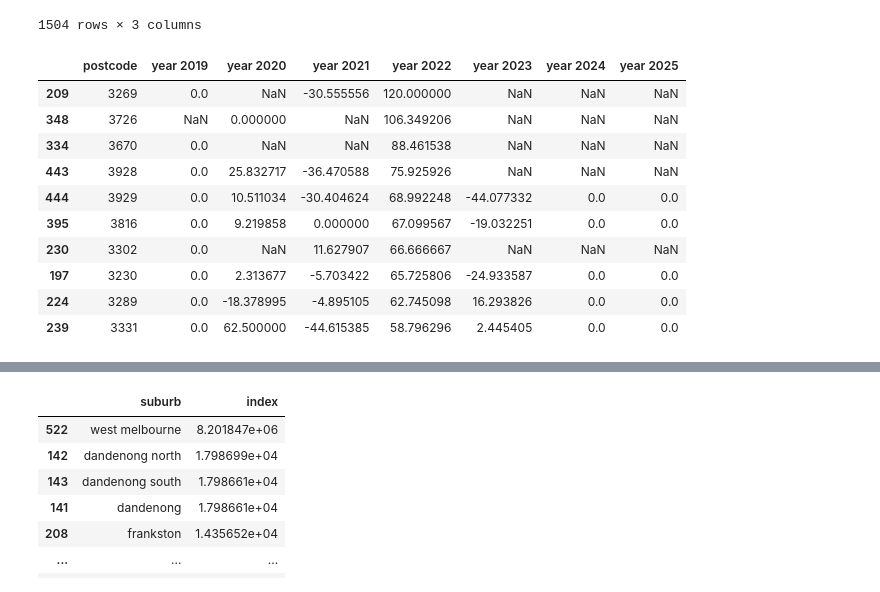
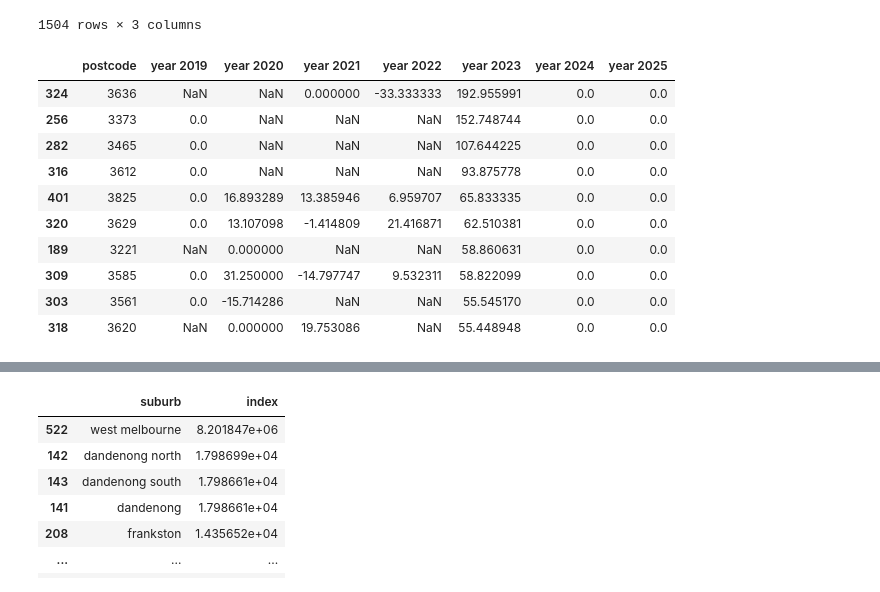
Before and after one commit to MAST30034-Applied-Data-Science/generic-real-estate-consulting-project-group-12, a Jupyter notebook: notebooks/prediction_shirley.ipynb, the cells around one changed output, grey strips where cells are left out. Cells and saved outputs as stored; diff of their text form; code cells hidden in the pictures.

```diff
--- a/notebooks/prediction_shirley.ipynb
+++ b/notebooks/prediction_shirley.ipynb
@@ -130,5 +161,5 @@ Filter out houses with abnormal rent ()
 # %%
-median_price = house_file.groupby(['bathrooms', 'bedrooms', 'carspaces','year','postcode'],as_index = False)['rent'].median('rent')
+median_price = new_data.groupby(['bathrooms', 'bedrooms', 'carspaces','year','postcode'],as_index = False)['rent'].median('rent')
 median_rent = dict()
 for index, values in median_price.iterrows():
     year = values['year']
@@ -139,7 +170,7 @@ for index, values in median_price.iterrows():
     key = postcode+year+bathrooms+bedrooms+carspaces
     median_rent[key] = values['rent']
 values_list = []
-for item,values in house_file.iterrows():
+for item,values in new_data.iterrows():
     year = values['year']
     bathrooms = values['bathrooms']
     bedrooms = values['bedrooms']
@@ -148,6 +179,6 @@ for item,values in house_file.iterrows():
     key = postcode+year+bathrooms+bedrooms+carspaces
     hit = median_rent[key]
     values_list.append(hit)
-house_file['median_rent'] = values_list
+new_data['median_rent'] = values_list
 # house_file = house_file[house_file['rent'] <= 1.5 * house_file['median_rent']]
-house_file = house_file[house_file['rent'] > 0.1 * house_file['median_rent']]
+new_data = new_data[new_data['rent'] > 0.1 * new_data['median_rent']]
@@ -190,5 +236,5 @@ df["postcode"] = df["postcode"].apply(lambda x: int(x))
 # %%
-df2 = house_file.groupby(['bathrooms','bedrooms','carspaces','postcode'],as_index= False).mean(['rent','distance of the closest bus stop','distance of the closest train stop','distance of the closest tram stop','distance of the closest vline stop','distance of the closest school','distance to the closest shopping mall']).drop(['landAreaSqm','longitude', 'latitude','year','month','Population ','Postcode','median_rent'],axis = 1)
+df2 = new_data.groupby(['bathrooms','bedrooms','carspaces','postcode'],as_index= False).mean(['rent','distance of the closest bus stop','distance of the closest train stop','distance of the closest tram stop','distance of the closest vline stop','distance of the closest school','distance to the closest shopping mall']).drop(['landAreaSqm','longitude', 'latitude','year','month','Population ','Postcode','median_rent'],axis = 1)
 df2 = df2.rename({'surburb':'suburb'}, axis = 1)
 df2
 # %% [output]
@@ -327,7 +373,7 @@ for year in range(2023,2026):
         tmp_df['year'] = year_list
         tmp_df['month'] = month_list
         df3= pd.concat([df3,tmp_df])
-df3 = df3.reset_index().drop(['Unnamed: 0','index','rent'],axis = 1)
+df3 = df3.reset_index().drop(['index','rent'],axis = 1)
 df3
 # %% [output]
 |  | bathrooms | bedrooms | carspaces | postcode | bond | distance of the closest bus stop | count of bus stop | ... |
@@ -521,7 +525,7 @@ df3
 # %%
 df3.to_csv('../data/curated/predicted_df_combined.csv')
 # %%
-df3_combinded = pd.read_csv('../data/curated/predicted_df_combined.csv').drop(['Unnamed: 0','Unnamed: 0.1'], axis = 1)
+df3_combinded = pd.read_csv('../data/curated/predicted_df_combined.csv').drop(['Unnamed: 0'], axis = 1)
 # %%
 suburb_mean_rent = pd.DataFrame(df3_combinded.groupby(['year','postcode']).mean('predicted_rent')['predicted_rent']).reset_index().rename({'predicted_rent':'rent'}, axis = 1)
 suburb_mean_rent
@@ -577,20 +569,20 @@ for name, group in combined_rent.groupby('postcode'):
     yearly_growth_list.append(growth_dict)
 # %%
 rate_df = pd.DataFrame(yearly_growth_list)
-top_10 = rate_df.sort_values(by = ['year 2022','year 2023','year 2024', 'year 2025'],ascending=False)[:10]
+top_10 = rate_df.sort_values(by = ['year 2023','year 2024', 'year 2025'],ascending=False)[:10]
 top_10
 # %% [output]
 |  | postcode | year 2019 | year 2020 | year 2021 | year 2022 | year 2023 | year 2024 | year 2025 |
-| 209 | 3269 | 0.0 | NaN | -30.555556 | 120.000000 | NaN | NaN | NaN |
-| 348 | 3726 | NaN | 0.000000 | NaN | 106.349206 | NaN | NaN | NaN |
-| 334 | 3670 | 0.0 | NaN | NaN | 88.461538 | NaN | NaN | NaN |
-| 443 | 3928 | 0.0 | 25.832717 | -36.470588 | 75.925926 | NaN | NaN | NaN |
-| 444 | 3929 | 0.0 | 10.511034 | -30.404624 | 68.992248 | -44.077332 | 0.0 | 0.0 |
-| 395 | 3816 | 0.0 | 9.219858 | 0.000000 | 67.099567 | -19.032251 | 0.0 | 0.0 |
-| 230 | 3302 | 0.0 | NaN | 11.627907 | 66.666667 | NaN | NaN | NaN |
-| 197 | 3230 | 0.0 | 2.313677 | -5.703422 | 65.725806 | -24.933587 | 0.0 | 0.0 |
-| 224 | 3289 | 0.0 | -18.378995 | -4.895105 | 62.745098 | 16.293826 | 0.0 | 0.0 |
-| 239 | 3331 | 0.0 | 62.500000 | -44.615385 | 58.796296 | 2.445405 | 0.0 | 0.0 |
+| 324 | 3636 | NaN | NaN | 0.000000 | -33.333333 | 192.955991 | 0.0 | 0.0 |
+| 256 | 3373 | 0.0 | NaN | NaN | NaN | 152.748744 | 0.0 | 0.0 |
+| 282 | 3465 | 0.0 | NaN | NaN | NaN | 107.644225 | 0.0 | 0.0 |
+| 316 | 3612 | 0.0 | NaN | NaN | NaN | 93.875778 | 0.0 | 0.0 |
+| 401 | 3825 | 0.0 | 16.893289 | 13.385946 | 6.959707 | 65.833335 | 0.0 | 0.0 |
+| 320 | 3629 | 0.0 | 13.107098 | -1.414809 | 21.416871 | 62.510381 | 0.0 | 0.0 |
+| 189 | 3221 | NaN | 0.000000 | NaN | NaN | 58.860631 | 0.0 | 0.0 |
+| 309 | 3585 | 0.0 | 31.250000 | -14.797747 | 9.532311 | 58.822099 | 0.0 | 0.0 |
+| 303 | 3561 | 0.0 | -15.714286 | NaN | NaN | 55.545170 | 0.0 | 0.0 |
+| 318 | 3620 | NaN | 0.000000 | 19.753086 | NaN | 55.448948 | 0.0 | 0.0 |
 # %%
 top_10.merge(suburb_postcode_df, on = 'postcode', how = 'left')
 # %% [output]
```
Also changed, not shown: parts of 36 cells of this notebook.
